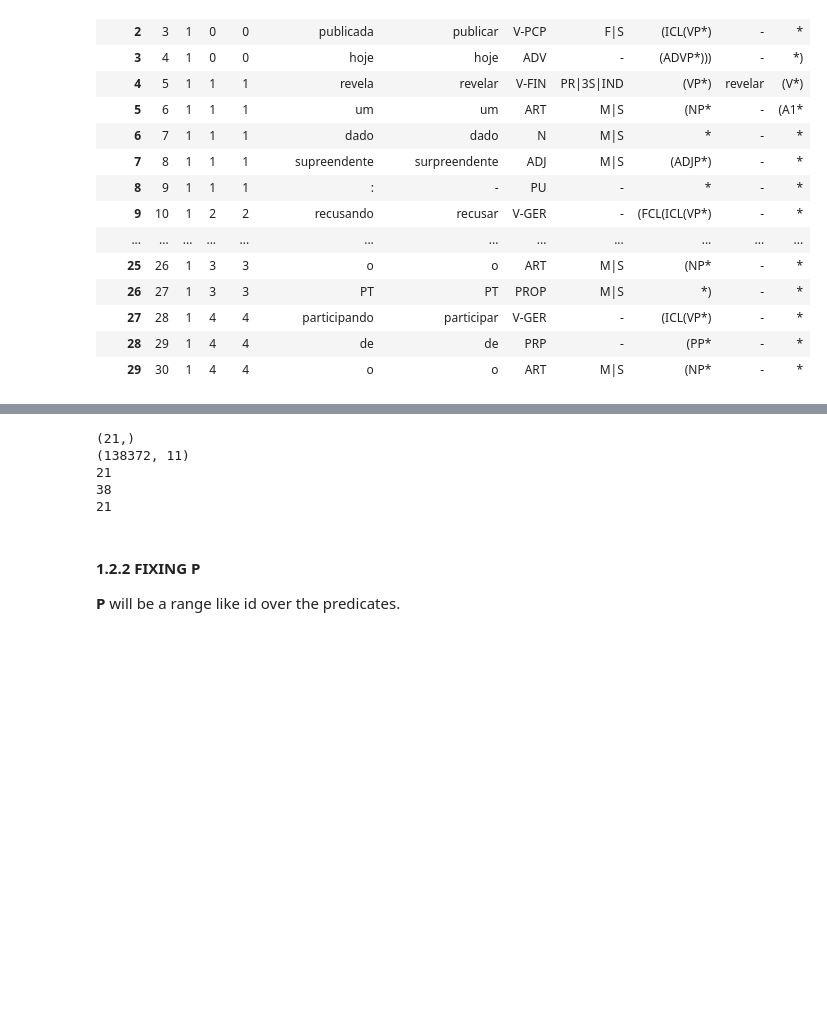
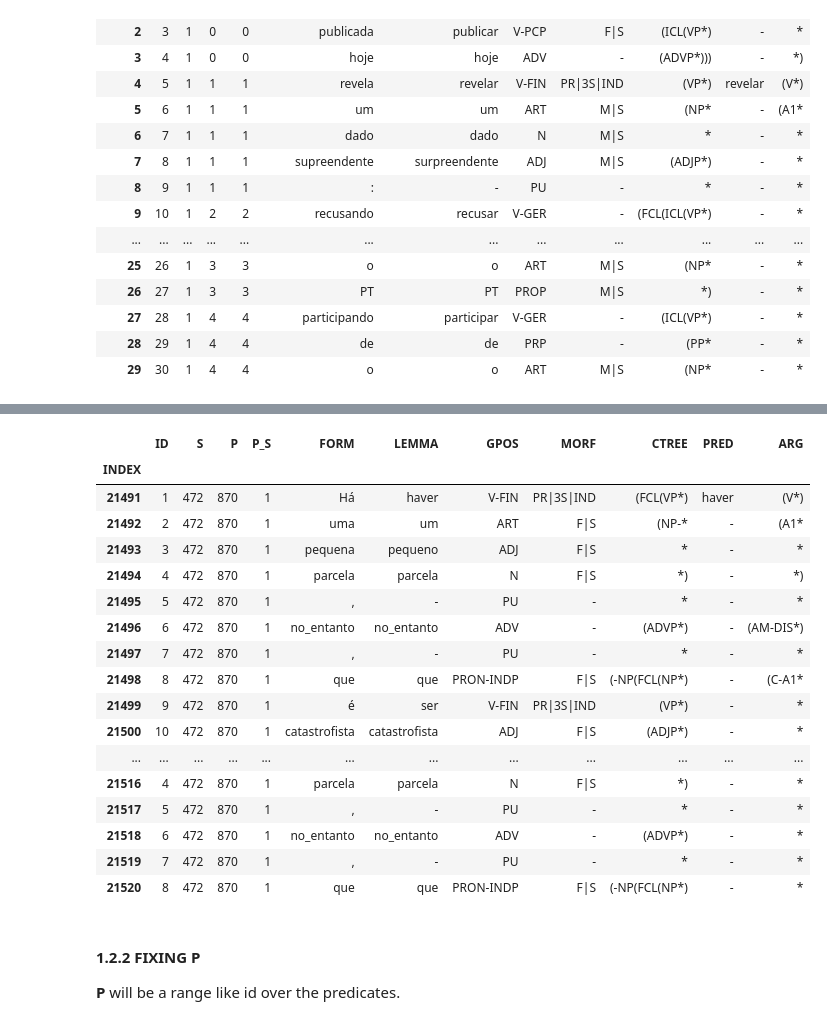
Before and after one commit to guilhermevarela/deep_srlbr, a Jupyter notebook: notebooks/01 PropBankBr Builder v1.0.ipynb, the cells around one changed output, grey strips where cells are left out. Drawn from its saved outputs; the diff is of its cells as text; code cells hidden in the pictures; blank space fills up the shorter version.

```diff
--- a/notebooks/01 PropBankBr Builder v1.0.ipynb
+++ b/notebooks/01 PropBankBr Builder v1.0.ipynb
@@ -163,19 +192,28 @@ ValueError: Must have equal len keys and value when setting with an iterable
-# %%
-# len(df3461.values)
-# print( sum(index3461) )
-# df.head()
-print(df3461.shape)
-print(df.shape)
-print(len(df3461.iloc[:].values))
-print(sum(index3460.iloc[:].values))
-print(sum(index3461.iloc[:].values))
-# df.loc[index3461, 'ARG']
-# %% [output]
-(21,)
-(138372, 11)
-21
-38
-21
+# %%
+# dftest = df[ df['FORM'] == 'no_entanto']
+# P in (870, 871, 872)
+dftest = df[ df['S'] == 472]
+# dftest.loc[21486:21516,:].head()
+dftest.head(30)
+# %% [output]
+|  | ID | S | P | P_S | FORM | LEMMA | GPOS | MORF | CTREE | PRED | ARG |
+| INDEX |  |  |  |  |  |  |  |  |  |  |  |
+| 21491 | 1 | 472 | 870 | 1 | Há | haver | V-FIN | PR|3S|IND | (FCL(VP*) | haver | (V*) |
+| 21492 | 2 | 472 | 870 | 1 | uma | um | ART | F|S | (NP-* | - | (A1* |
+| 21493 | 3 | 472 | 870 | 1 | pequena | pequeno | ADJ | F|S | * | - | * |
+| 21494 | 4 | 472 | 870 | 1 | parcela | parcela | N | F|S | *) | - | *) |
+| 21495 | 5 | 472 | 870 | 1 | , | - | PU | - | * | - | * |
+| 21496 | 6 | 472 | 870 | 1 | no_entanto | no_entanto | ADV | - | (ADVP*) | - | (AM-DIS*) |
+| 21497 | 7 | 472 | 870 | 1 | , | - | PU | - | * | - | * |
+| 21498 | 8 | 472 | 870 | 1 | que | que | PRON-INDP | F|S | (-NP(FCL(NP*) | - | (C-A1* |
+| 21499 | 9 | 472 | 870 | 1 | é | ser | V-FIN | PR|3S|IND | (VP*) | - | * |
+| 21500 | 10 | 472 | 870 | 1 | catastrofista | catastrofista | ADJ | F|S | (ADJP*) | - | * |
+| ... | ... | ... | ... | ... | ... | ... | ... | ... | ... | ... | ... |
+| 21516 | 4 | 472 | 870 | 1 | parcela | parcela | N | F|S | *) | - | * |
+| 21517 | 5 | 472 | 870 | 1 | , | - | PU | - | * | - | * |
+| 21518 | 6 | 472 | 870 | 1 | no_entanto | no_entanto | ADV | - | (ADVP*) | - | * |
+| 21519 | 7 | 472 | 870 | 1 | , | - | PU | - | * | - | * |
+| 21520 | 8 | 472 | 870 | 1 | que | que | PRON-INDP | F|S | (-NP(FCL(NP*) | - | * |
 # %% [markdown]
  #### 1.2.2 FIXING P
   __P__ will be a range like id over the predicates.
```
Also changed, not shown: parts of 14 cells of this notebook, 58 other files.
